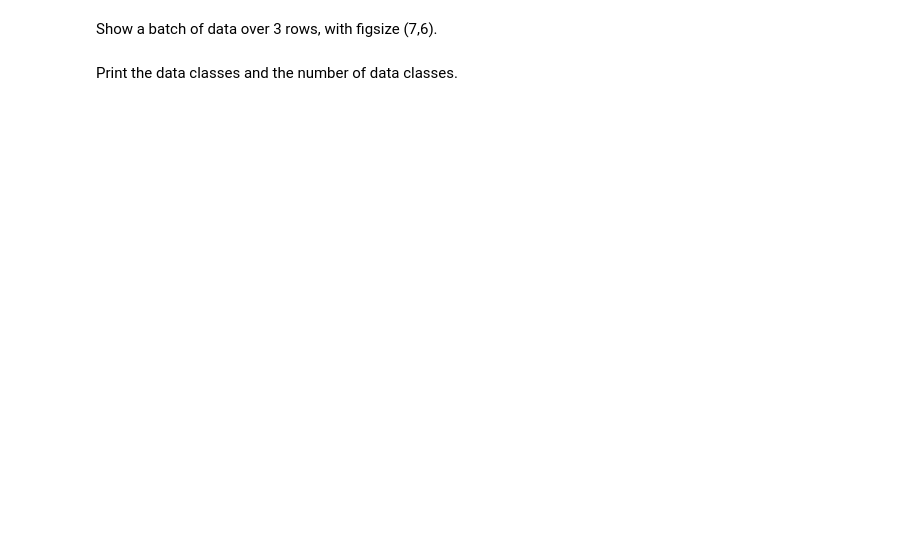
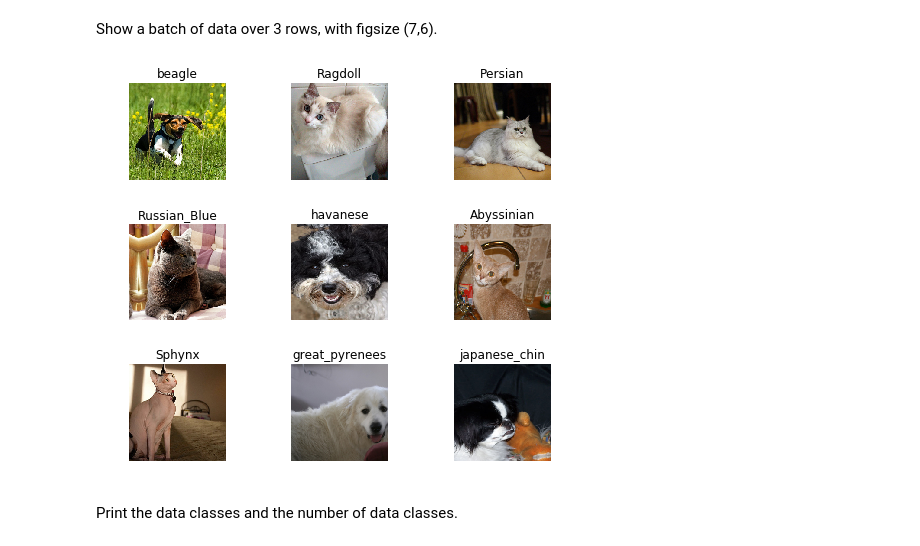
Before and after one commit to rforgione/course-v3, a Jupyter notebook: nbs/dl1/lesson1-pets-ex.ipynb, the cells around one changed output. Saved outputs shown, nothing was run; the diff lists cells and outputs as text; code cells hidden in the pictures; blank space fills up the shorter version.

```diff
--- a/nbs/dl1/lesson1-pets-ex.ipynb
+++ b/nbs/dl1/lesson1-pets-ex.ipynb
@@ -14,5 +17,7 @@ bs = 64
 ## Looking at the data
 # %% [markdown]
 Untar the data at location `URLS.PETS` and save the path to the variable `path`.
+# %%
+path = untar_data(URLs.PETS)
 # %% [markdown]
 Show the contents at `path`.
@@ -19,4 +29,10 @@ Show the contents at `path`.
 # %% [markdown]
 Create `Path` objects at `path/'annotations'` and `path/'images'`.
+# %%
+annotations = path/'annotations'
+images = path/'images'
 # %% [markdown]
 Get all of the image file names from `path_img`. Print the first five.
+# %%
+imgs = [images/i for i in os.listdir(images) if '.jpg' in i]
+imgs[:5]
@@ -23,2 +45,5 @@ Get all of the image file names from `path_img`. Print the first five.
 # %% [markdown]
 Get a `ImageDataBunch` object using regex on the filenames from the data in `path_img`. Save it to a variable called `data`. Call `normalize(imagenet_stats)` on this object to ensure that it's properly normalized.
+# %%
+pat = "([A-Za-z_]+)_\d+.jpg"
+data = ImageDataBunch.from_name_re(images, fnames=imgs, pat=pat, size=224, bs=bs, ds_tfms=get_transforms()).normalize(imagenet_stats)
@@ -25,4 +70,8 @@ Get a `ImageDataBunch` object using regex on the filenames from the data in `pat
 # %% [markdown]
 Show a batch of data over 3 rows, with figsize (7,6).
+# %%
+data.show_batch(rows=3, figsize=(7,6))
+# %% [output]
+[figure, added]
 # %% [markdown]
 Print the data classes and the number of data classes.
```
Also changed, not shown: parts of 67 cells of this notebook.
